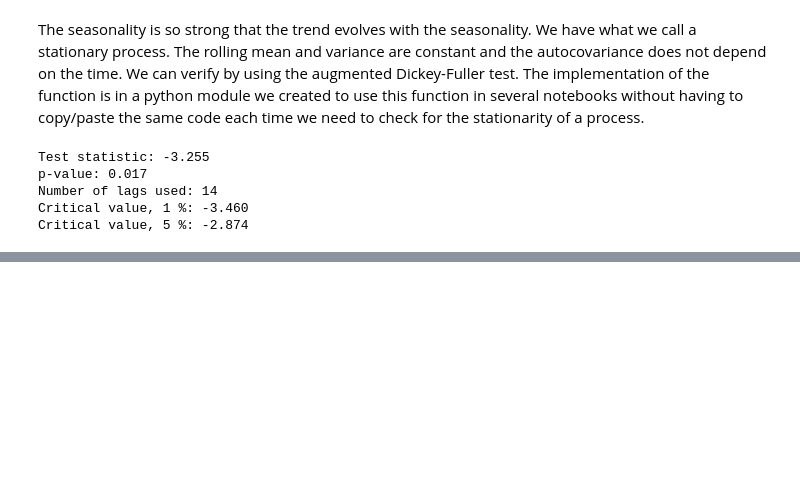
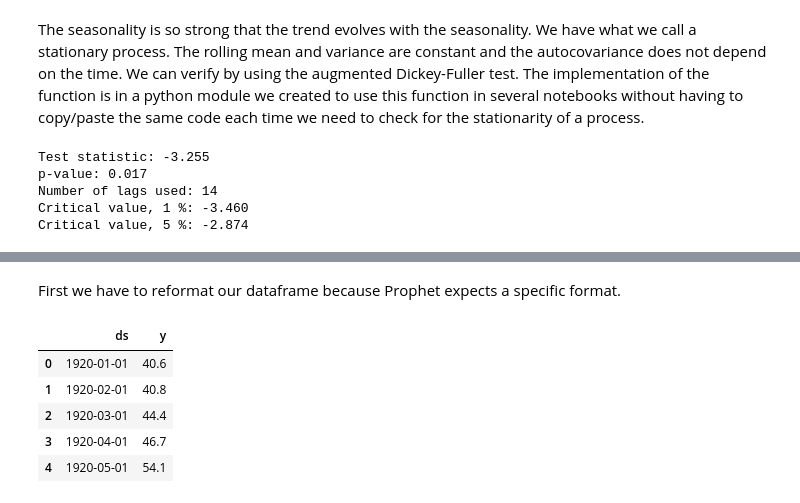
Before and after one commit to goujonbe/data_science_for_finance, a Jupyter notebook: seasonal_time_series.ipynb, the cells around one changed output, grey strips where cells are left out. Drawn from its saved outputs; the diff is of its cells as text; code cells hidden in the pictures; blank space fills up the shorter version.

```diff
--- a/seasonal_time_series.ipynb
+++ b/seasonal_time_series.ipynb
@@ -88,0 +99,13 @@ Please see the notebook time_series_forecasting for more info on the **Dickey-fu
+# %% [markdown]
+First we have to reformat our dataframe because Prophet expects a specific format.
+# %%
+mean_monthly_temp_prophet = mean_monthly_temp.reset_index()
+mean_monthly_temp_prophet.columns = ['ds', 'y']
+mean_monthly_temp_prophet.head()
+# %% [output]
+|  | ds | y |
+| 0 | 1920-01-01 | 40.6 |
+| 1 | 1920-02-01 | 40.8 |
+| 2 | 1920-03-01 | 44.4 |
+| 3 | 1920-04-01 | 46.7 |
+| 4 | 1920-05-01 | 54.1 |
```
Also changed, not shown: parts of 10 cells of this notebook.
